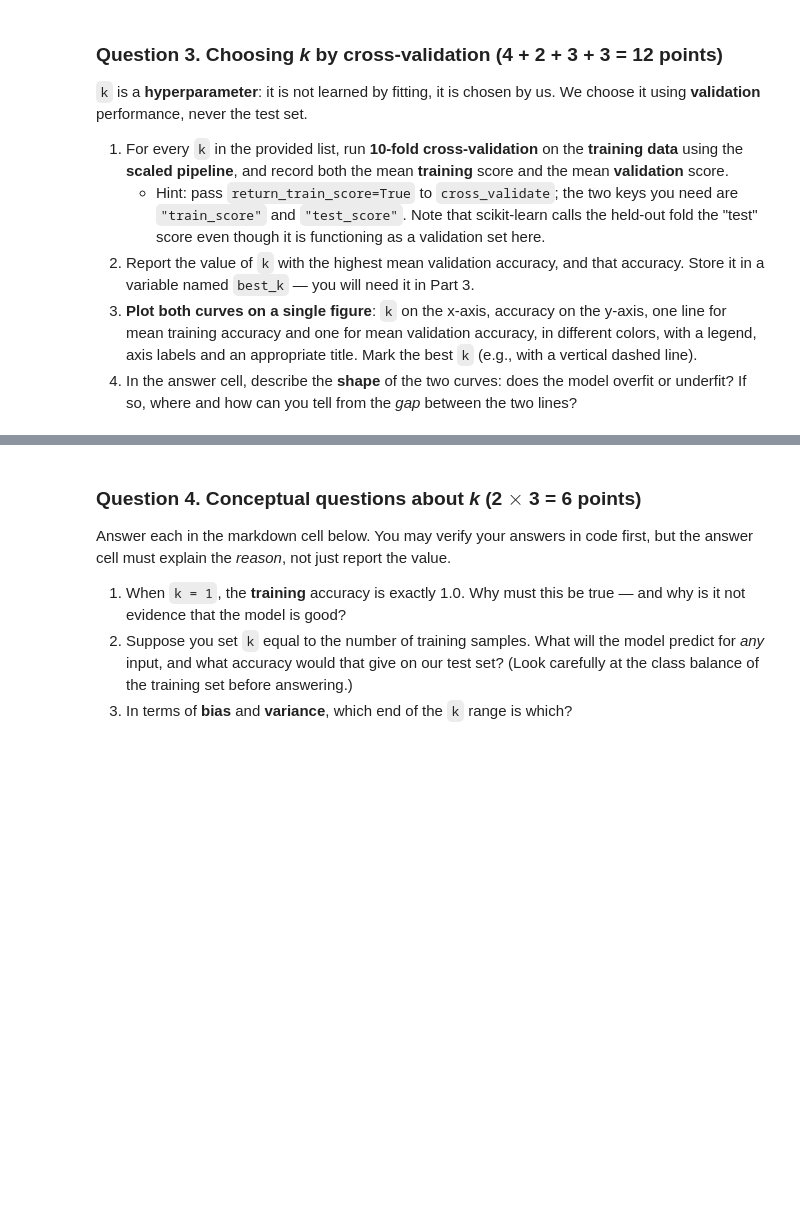
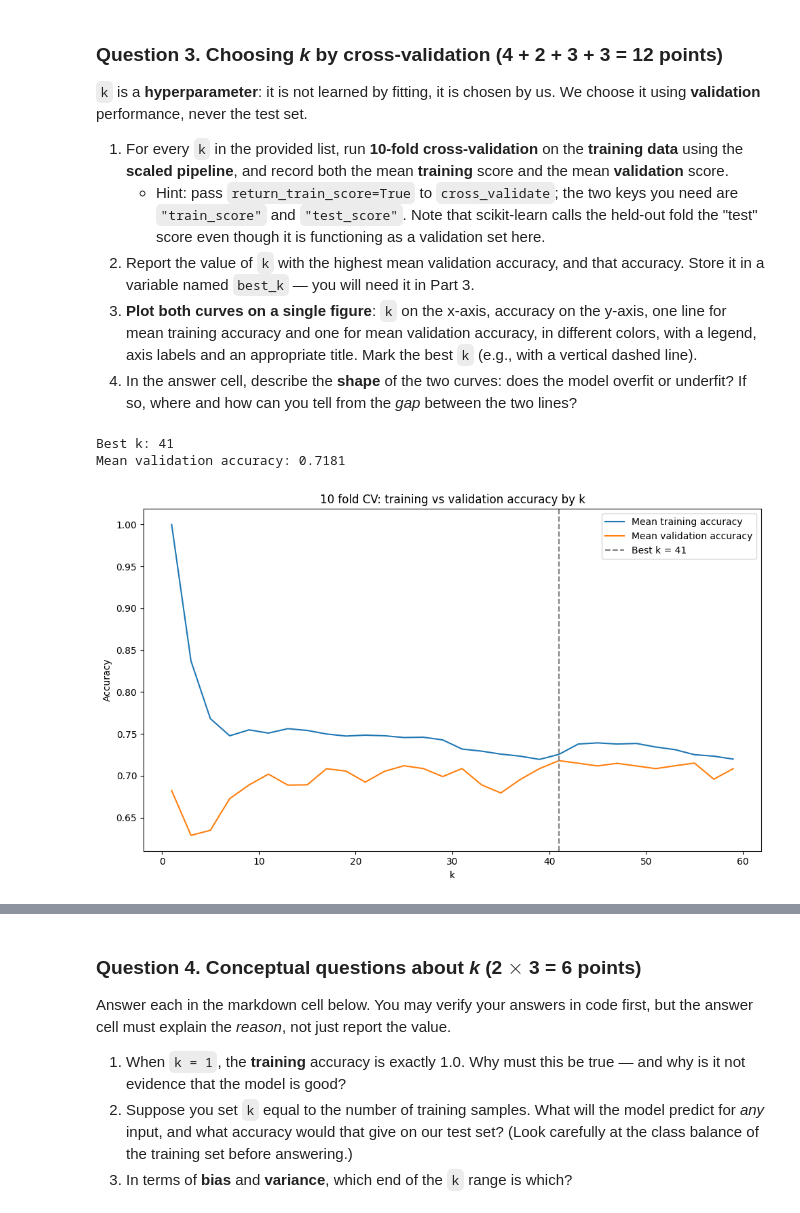
Before and after one commit to DennnnyH/ICS-235, a Jupyter notebook: Assignment_1/HuangDenny_1.ipynb, the cells around one changed output, grey strips where cells are left out. Drawn from its saved outputs; the diff is of its cells as text; code cells hidden in the pictures; blank space fills up the shorter version.

```diff
--- a/Assignment_1/HuangDenny_1.ipynb
+++ b/Assignment_1/HuangDenny_1.ipynb
@@ -275,3 +354,14 @@ Categorical columns typed by hand are almost never clean.
 3. In the answer cell, identify the feature with the largest range and estimate how many times larger its range is than the smallest. Why should this concern you before running k-NN?
 # %%
 # YOUR CODE
+numeric_features = ["dist_downtown_km", "elevation_m", "lot_sqft", "bedrooms", "bathrooms", "age_years", "living_sqft"]
+housing_clean[numeric_features].describe()
+
+ranges = pd.DataFrame({
+    "min" : housing_clean[numeric_features].min(),
+    "max" : housing_clean[numeric_features].max(),
+    "range": housing_clean[numeric_features].max() - housing_clean[numeric_features].min()
+})
+
+ranges = ranges.sort_values("range", ascending=False)
+ranges
@@ -360,4 +519,41 @@ k_values = list(range(1, 60, 2))
 # ==============================================
 # %%
 # YOUR CODE
+train_scores = []
+val_scores = []
+
+for k in k_values:
+    knn_pipeline = Pipeline([
+        ('prep', preprocessor),
+        ('knn', KNeighborsClassifier(n_neighbors=k))
+    ])
+    cv_results = cross_validate(
+        knn_pipeline,
+        X_train, y_train,
+        cv=10,
+        return_train_score=True,
+    )
+    train_scores.append(cv_results["train_score"].mean())
+    val_scores.append(cv_results["test_score"].mean())
+
+best_k = k_values[np.argmax(val_scores)]
+best_val_accuracy = val_scores[np.argmax(val_scores)]
+
+print(f"Best k: {best_k}")
+print(f"Mean validation accuracy: {best_val_accuracy:.4f}")
+
+plt.figure(figsize=(10, 6))
+plt.plot(k_values, train_scores, label="Mean training accuracy")
+plt.plot(k_values, val_scores, label="Mean validation accuracy")
+plt.axvline(best_k, color="gray", linestyle="--", label=f"Best k = {best_k}")
+plt.xlabel("k")
+plt.ylabel("Accuracy")
+plt.title("10 fold CV: training vs validation accuracy by k")
+plt.legend()
+plt.tight_layout()
+plt.show()
+# %% [output]
+Best k: 41
+Mean validation accuracy: 0.7181
+[figure, added]
 # %% [markdown]
```
Also changed, not shown: parts of 17 cells of this notebook.
